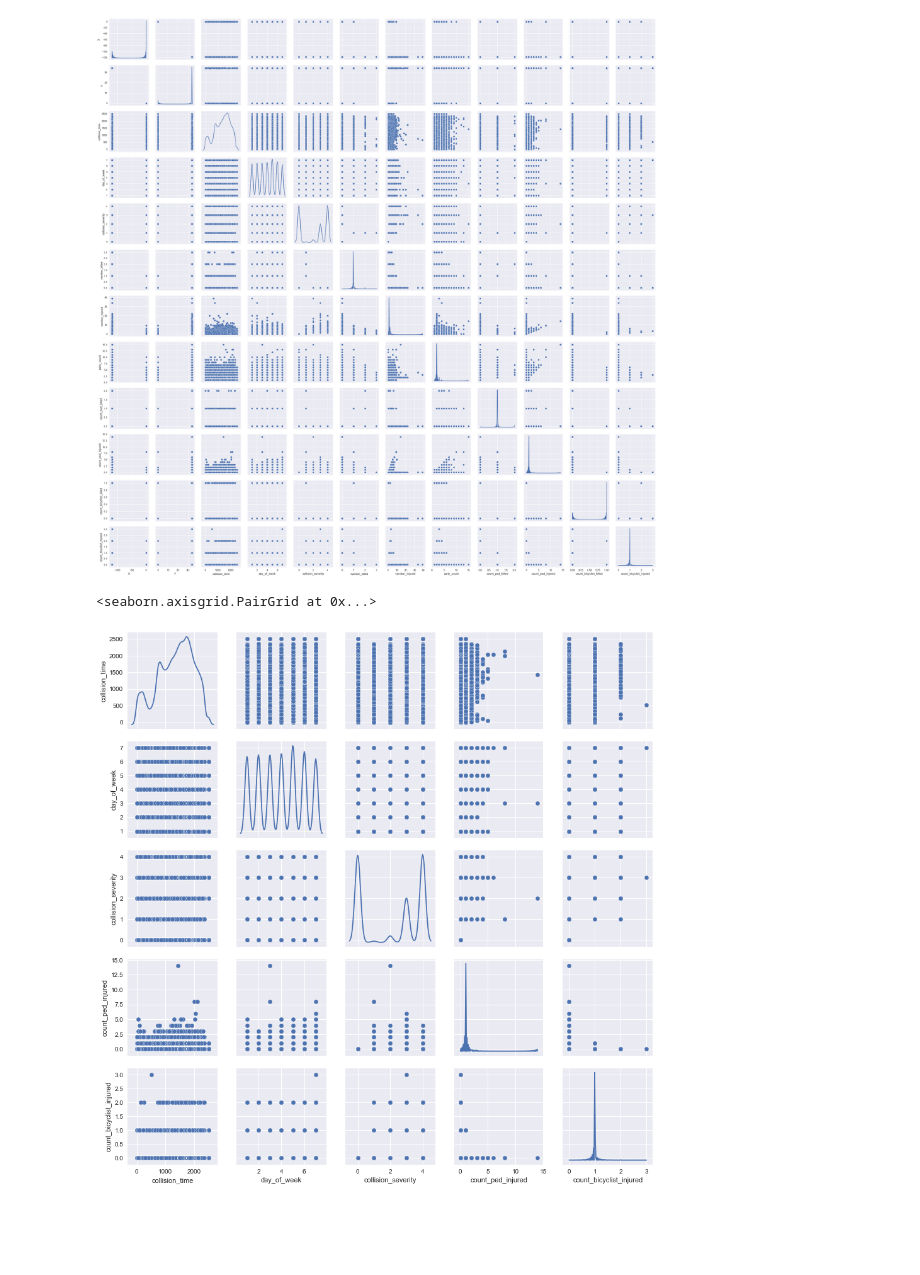
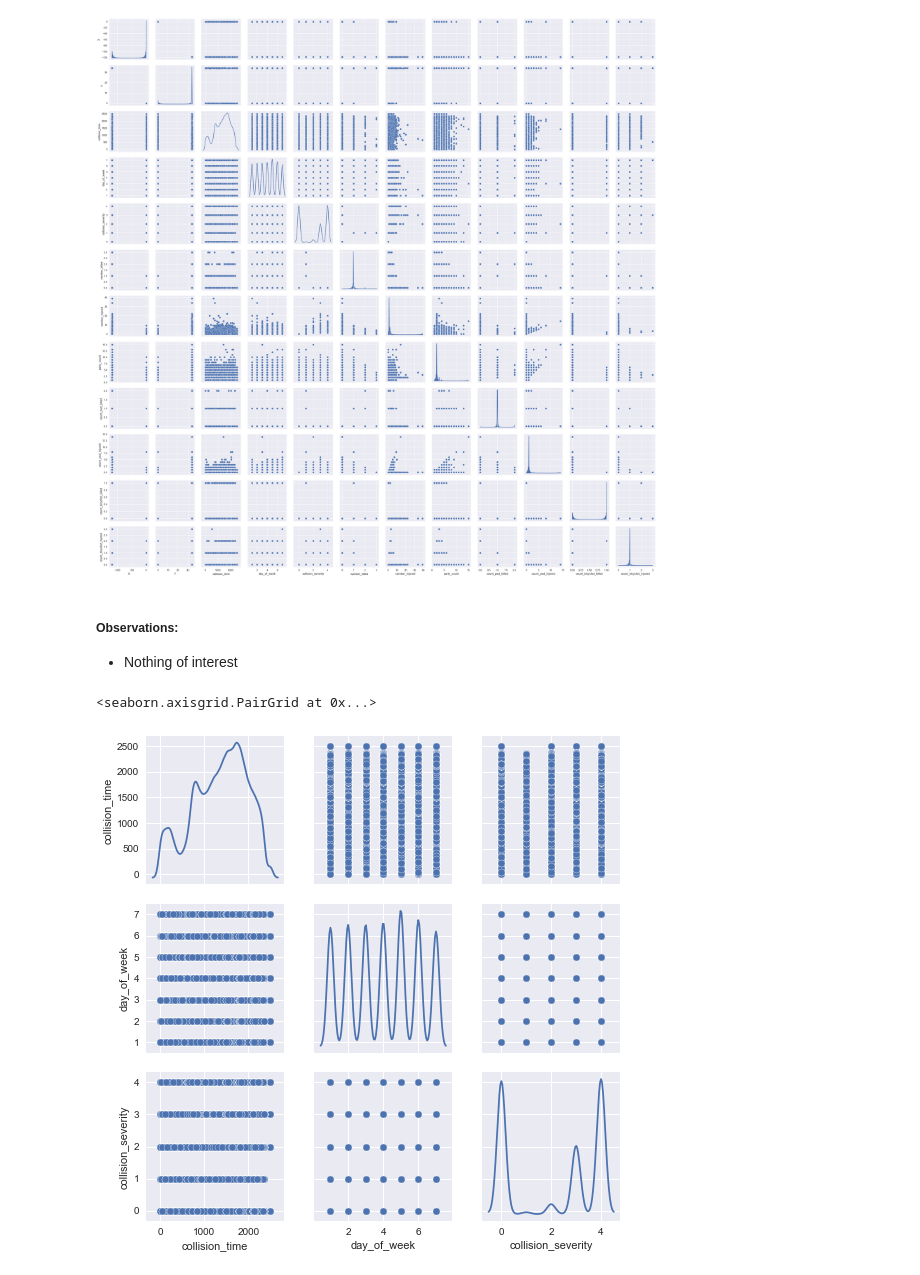
Before and after one commit to Peter-32/LA-Collision-Forecasting, a Jupyter notebook: la_collisions.ipynb, the cells around one changed output. Cells and saved outputs as stored; diff of their text form; code cells hidden in the pictures; blank space fills up the shorter version.

```diff
--- a/la_collisions.ipynb
+++ b/la_collisions.ipynb
@@ -171,9 +178,12 @@ sns.pairplot(df, palette="Set2", diag_kind="kde", size=2.5)
 # %% [output]
 <seaborn.axisgrid.PairGrid at 0x...>
 [figure]
+# %% [markdown]
+##### Observations:
+
+- Nothing of interest
 # %%
-df2 = df[['collision_time', 'day_of_week', 'collision_severity', 'count_ped_injured', 'count_bicyclist_injured']]
-sns.pairplot(df2, palette="Set2", diag_kind="kde", size=2.5)
+sns.pairplot(df[['collision_time', 'day_of_week', 'collision_severity']], palette="Set2", diag_kind="kde", size=2.5)
 # %% [output]
 <seaborn.axisgrid.PairGrid at 0x...>
-[figure, old version]
+[figure, new version]
```
Also changed, not shown: parts of 11 cells of this notebook.
